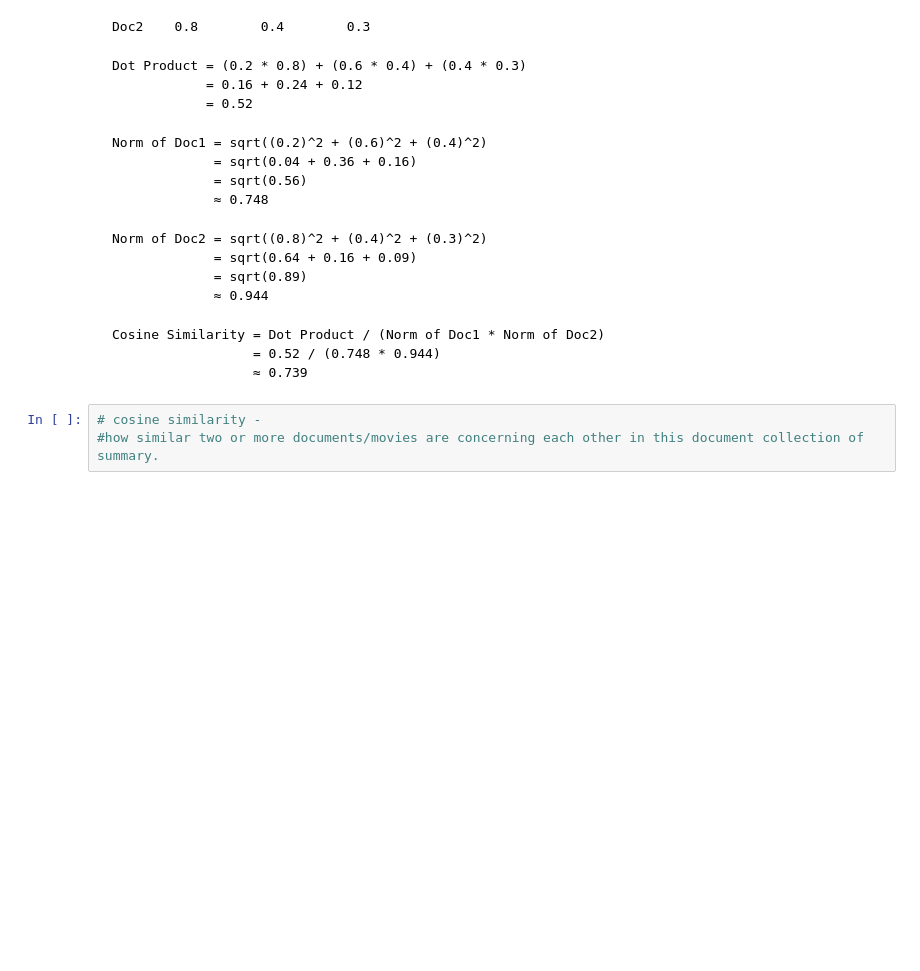
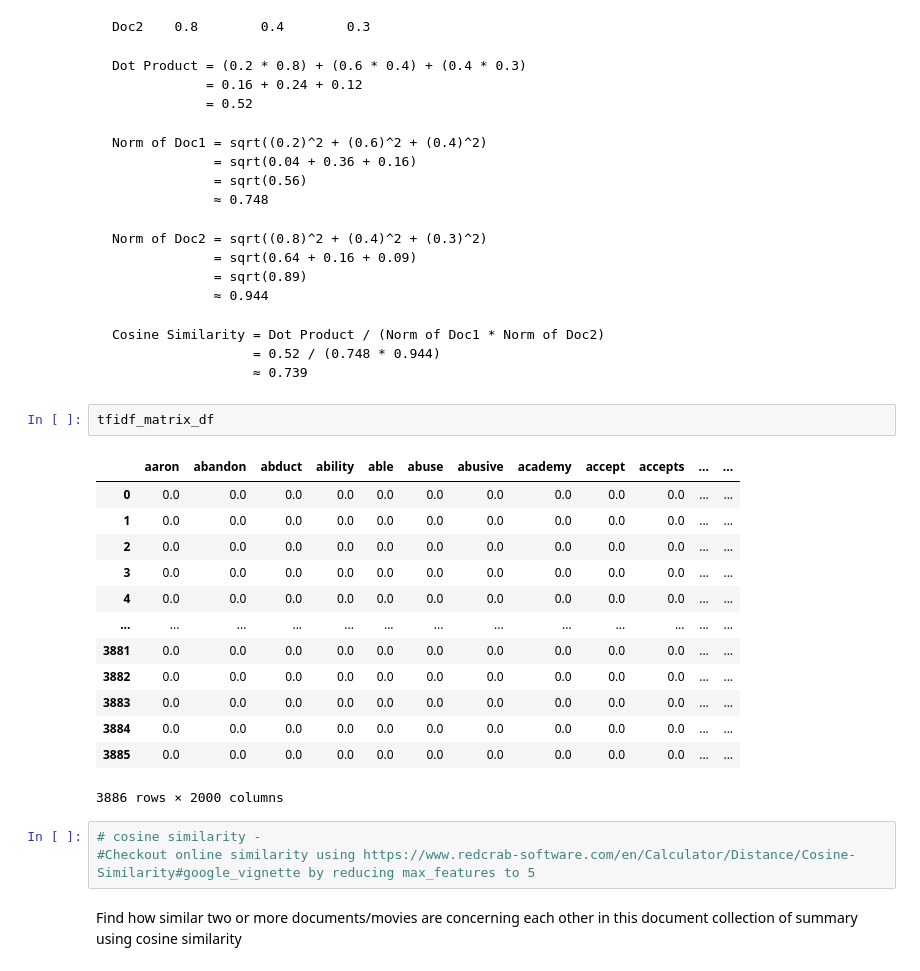
Before and after one commit to anuradha-datascience/NLP, a Jupyter notebook: Part_4_Cosine_Simililarity_Document_Similarity_Using_TFIDF_Movie_summary.ipynb, the cells around one changed output. Saved outputs shown, nothing was run; the diff lists cells and outputs as text; blank space fills up the shorter version.

````diff
--- a/Part_4_Cosine_Simililarity_Document_Similarity_Using_TFIDF_Movie_summary.ipynb
+++ b/Part_4_Cosine_Simililarity_Document_Similarity_Using_TFIDF_Movie_summary.ipynb
@@ -196,6 +198,24 @@ Cosine Similarity = Dot Product / (Norm of Doc1 * Norm of Doc2)
                   = 0.52 / (0.748 * 0.944)
                   ≈ 0.739
 ```
-# %%
-# cosine similarity -
-#how similar two or more documents/movies are concerning each other in this document collection of summary.
+# %%
+tfidf_matrix_df
+# %% [output]
+|  | aaron | abandon | abduct | ability | able | abuse | abusive | academy | accept | accepts | ... | ... |
+| 0 | 0.0 | 0.0 | 0.0 | 0.0 | 0.0 | 0.0 | 0.0 | 0.0 | 0.0 | 0.0 | ... | ... |
+| 1 | 0.0 | 0.0 | 0.0 | 0.0 | 0.0 | 0.0 | 0.0 | 0.0 | 0.0 | 0.0 | ... | ... |
+| 2 | 0.0 | 0.0 | 0.0 | 0.0 | 0.0 | 0.0 | 0.0 | 0.0 | 0.0 | 0.0 | ... | ... |
+| 3 | 0.0 | 0.0 | 0.0 | 0.0 | 0.0 | 0.0 | 0.0 | 0.0 | 0.0 | 0.0 | ... | ... |
+| 4 | 0.0 | 0.0 | 0.0 | 0.0 | 0.0 | 0.0 | 0.0 | 0.0 | 0.0 | 0.0 | ... | ... |
+| ... | ... | ... | ... | ... | ... | ... | ... | ... | ... | ... | ... | ... |
+| 3881 | 0.0 | 0.0 | 0.0 | 0.0 | 0.0 | 0.0 | 0.0 | 0.0 | 0.0 | 0.0 | ... | ... |
+| 3882 | 0.0 | 0.0 | 0.0 | 0.0 | 0.0 | 0.0 | 0.0 | 0.0 | 0.0 | 0.0 | ... | ... |
+| 3883 | 0.0 | 0.0 | 0.0 | 0.0 | 0.0 | 0.0 | 0.0 | 0.0 | 0.0 | 0.0 | ... | ... |
+| 3884 | 0.0 | 0.0 | 0.0 | 0.0 | 0.0 | 0.0 | 0.0 | 0.0 | 0.0 | 0.0 | ... | ... |
+| 3885 | 0.0 | 0.0 | 0.0 | 0.0 | 0.0 | 0.0 | 0.0 | 0.0 | 0.0 | 0.0 | ... | ... |
+3886 rows × 2000 columns
+# %%
+# cosine similarity -
+#Checkout online similarity using https://www.redcrab-software.com/en/Calculator/Distance/Cosine-Similarity#google_vignette by reducing max_features to 5
+# %% [markdown]
+Find how similar two or more documents/movies are concerning each other in this document collection of summary using cosine similarity
````
Also changed, not shown: parts of 8 cells of this notebook.
